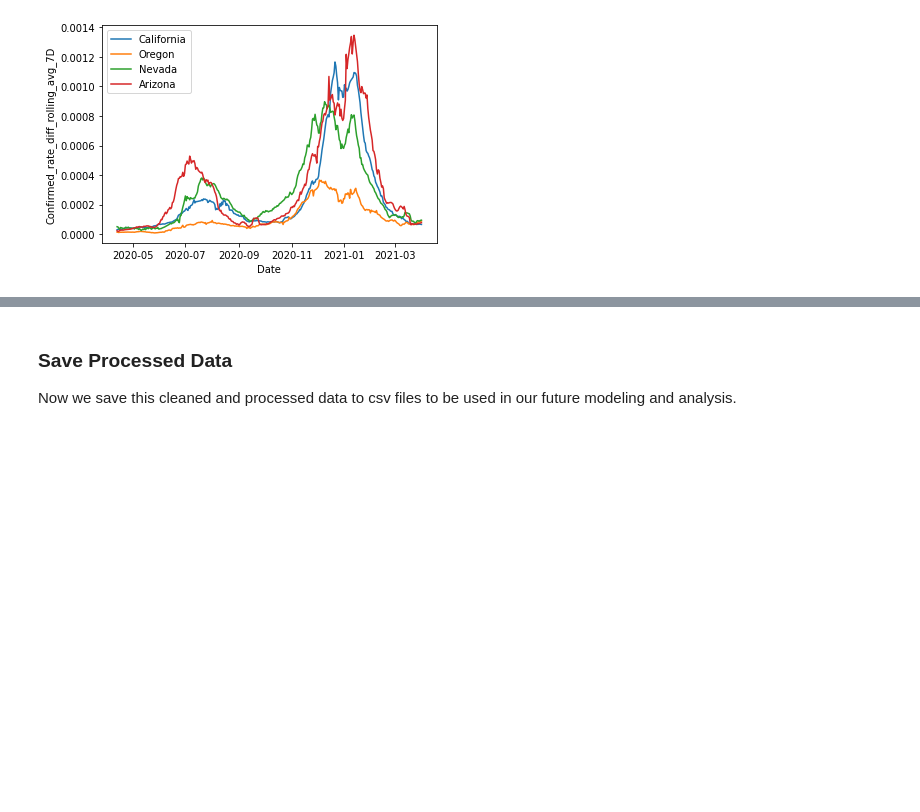
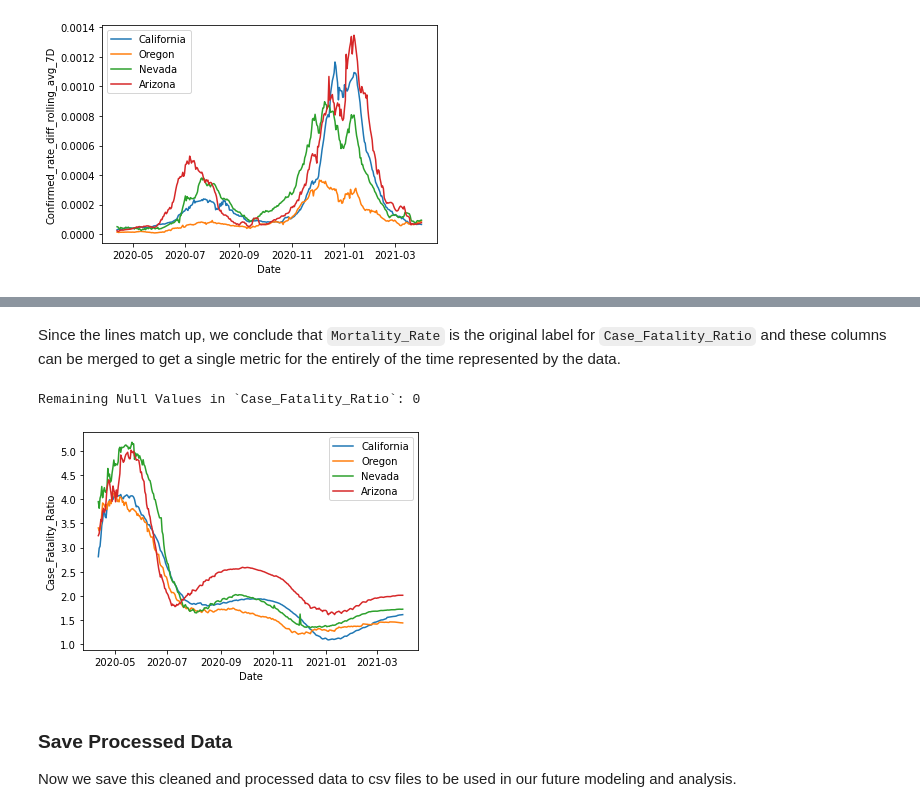
Before and after one commit to amichaelsen/COVID_project, a Jupyter notebook: analysis/covid_data_processing.ipynb, the cells around one changed output, grey strips where cells are left out. Cells and saved outputs as stored; diff of their text form; code cells hidden in the pictures; blank space fills up the shorter version.

```diff
--- a/analysis/covid_data_processing.ipynb
+++ b/analysis/covid_data_processing.ipynb
@@ -424,3 +460,13 @@ plot_states_over_time(processed_data, ['California','Oregon','Nevada','Arizona']
+# %% [markdown]
+Since the lines match up, we conclude that `Mortality_Rate` is the original label for `Case_Fatality_Ratio` and these columns can be merged to get a single metric for the entirely of the time represented by the data.
+# %%
+processed_data['Case_Fatality_Ratio'] = processed_data['Case_Fatality_Ratio'].fillna(processed_data['Mortality_Rate'])
+print("Remaining Null Values in `Case_Fatality_Ratio`:",processed_data['Case_Fatality_Ratio'].isna().sum())
+processed_data = processed_data.drop(columns=['Mortality_Rate'])
+plot_states_over_time(processed_data, ['California','Oregon','Nevada','Arizona'], 'Case_Fatality_Ratio')
+# %% [output]
+Remaining Null Values in `Case_Fatality_Ratio`: 0
+[figure, added]
 # %% [markdown]
 ### Save Processed Data
 
```
Also changed, not shown: parts of 10 cells of this notebook, 1 other file.
